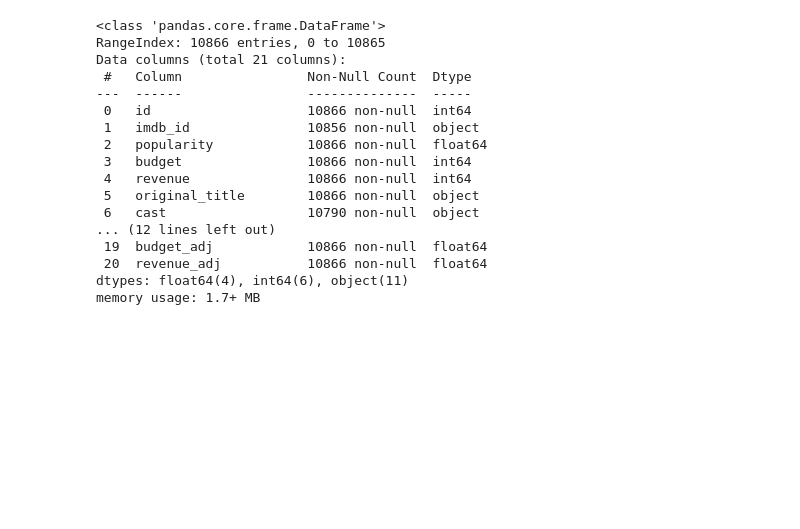
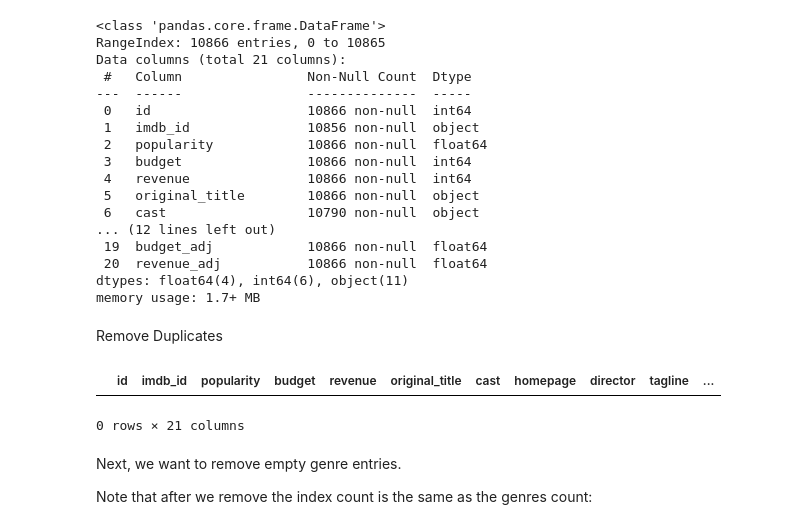
Before and after one commit to jbrdge/Movie-Genres-Data-Analysis, a Jupyter notebook: analysis.ipynb, the cells around one changed output. Drawn from its saved outputs; the diff is of its cells as text; code cells hidden in the pictures; blank space fills up the shorter version.

```diff
--- a/analysis.ipynb
+++ b/analysis.ipynb
@@ -49,3 +74,15 @@ Data columns (total 21 columns):
  20  revenue_adj           10866 non-null  float64
 dtypes: float64(4), int64(6), object(11)
 memory usage: 1.7+ MB
+# %% [markdown]
+Remove Duplicates
+# %%
+movies.drop_duplicates(inplace=True)
+movies[movies.duplicated()]
+# %% [output]
+|  | id | imdb_id | popularity | budget | revenue | original_title | cast | homepage | director | tagline | ... |
+0 rows × 21 columns
+# %% [markdown]
+Next, we want to remove empty genre entries.
+
+Note that after we remove the index count is the same as the genres count:
```
Also changed, not shown: parts of 15 cells of this notebook.
